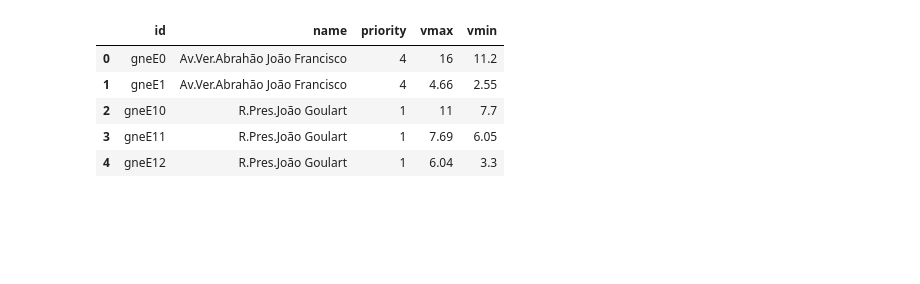
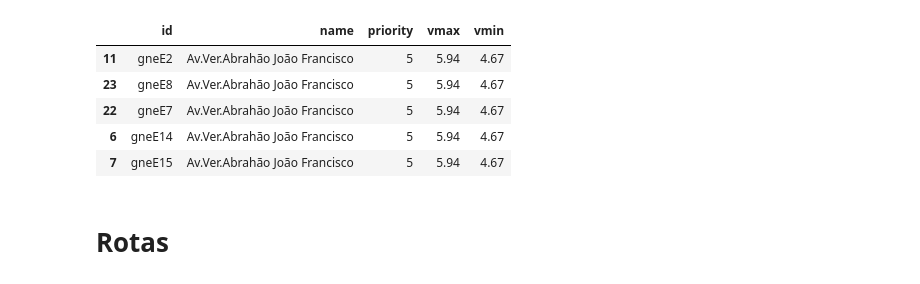
Before and after one commit to jaceguay/pos_big_data_12_artigo, a Jupyter notebook: proposta_b/descricao_malha.ipynb, the cells around one changed output. Cells and saved outputs as stored; diff of their text form; code cells hidden in the pictures; blank space fills up the shorter version.

```diff
--- a/proposta_b/descricao_malha.ipynb
+++ b/proposta_b/descricao_malha.ipynb
@@ -4,6 +4,9 @@
 import xmltodict
 import json
 import pandas as pd
+import matplotlib.pyplot as plt
+
+pd.options.display.max_rows = 99
 # %%
 with open('malha.net.xml', 'rb') as f:
     malha_xml = xmltodict.parse(
@@ -31,17 +16,23 @@ print(json.dumps(malha_xml['net']['edge'], indent=4, ensure_ascii=False))
 # %%
 malha_viaria = []
-Í
+
 for attr in malha_xml['net']['edge']:
     malha_viaria.append([attr['id'], attr['name'], attr['priority'],
                          attr['param'][0]['value'], attr['param'][1]['value']])
 
 malha = pd.DataFrame(malha_viaria, columns=[
                      'id', 'name', 'priority', 'vmax', 'vmin'])
+
+malha.sort_values('priority', inplace=True, ascending=False)
+malha[['priority', 'vmax', 'vmin']] = malha[['priority', 'vmax', 'vmin']].apply(pd.to_numeric)
+
 malha.head()
 # %% [output]
 |  | id | name | priority | vmax | vmin |
-| 0 | gneE0 | Av.Ver.Abrahão João Francisco | 4 | 16 | 11.2 |
-| 1 | gneE1 | Av.Ver.Abrahão João Francisco | 4 | 4.66 | 2.55 |
-| 2 | gneE10 | R.Pres.João Goulart | 1 | 11 | 7.7 |
-| 3 | gneE11 | R.Pres.João Goulart | 1 | 7.69 | 6.05 |
-| 4 | gneE12 | R.Pres.João Goulart | 1 | 6.04 | 3.3 |
+| 11 | gneE2 | Av.Ver.Abrahão João Francisco | 5 | 5.94 | 4.67 |
+| 23 | gneE8 | Av.Ver.Abrahão João Francisco | 5 | 5.94 | 4.67 |
+| 22 | gneE7 | Av.Ver.Abrahão João Francisco | 5 | 5.94 | 4.67 |
+| 6 | gneE14 | Av.Ver.Abrahão João Francisco | 5 | 5.94 | 4.67 |
+| 7 | gneE15 | Av.Ver.Abrahão João Francisco | 5 | 5.94 | 4.67 |
+# %% [markdown]
+# Rotas
```
Also changed, not shown: parts of 16 cells of this notebook, 6 other files.
